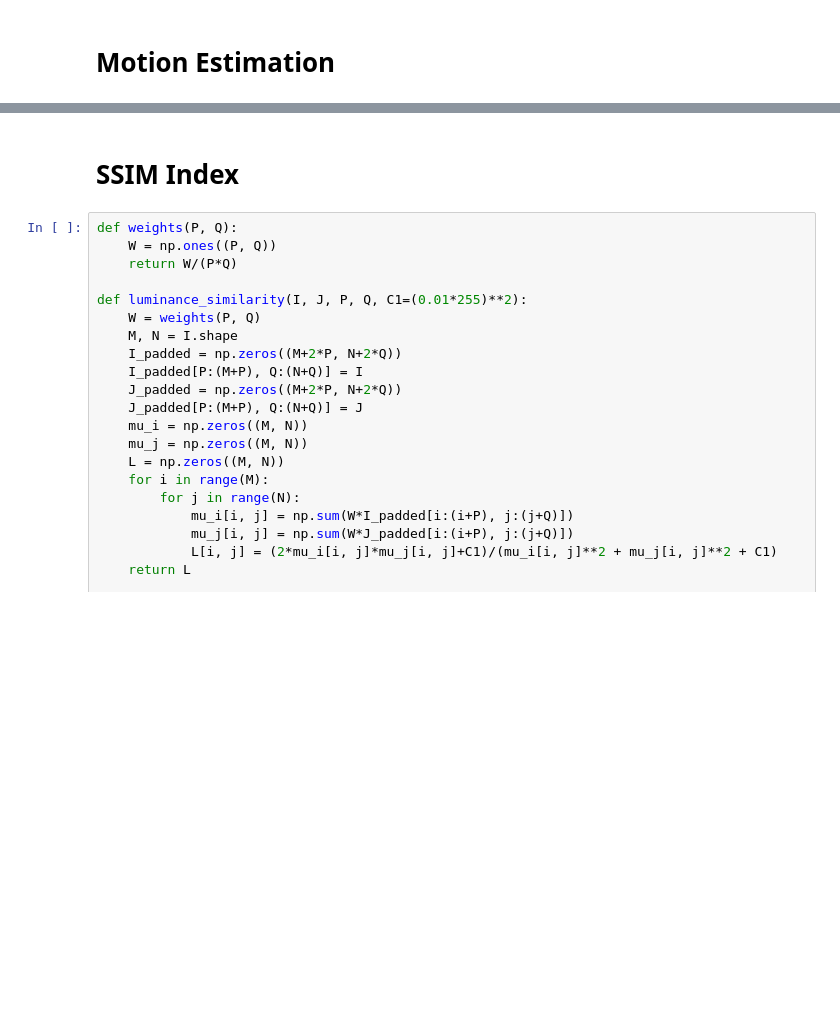
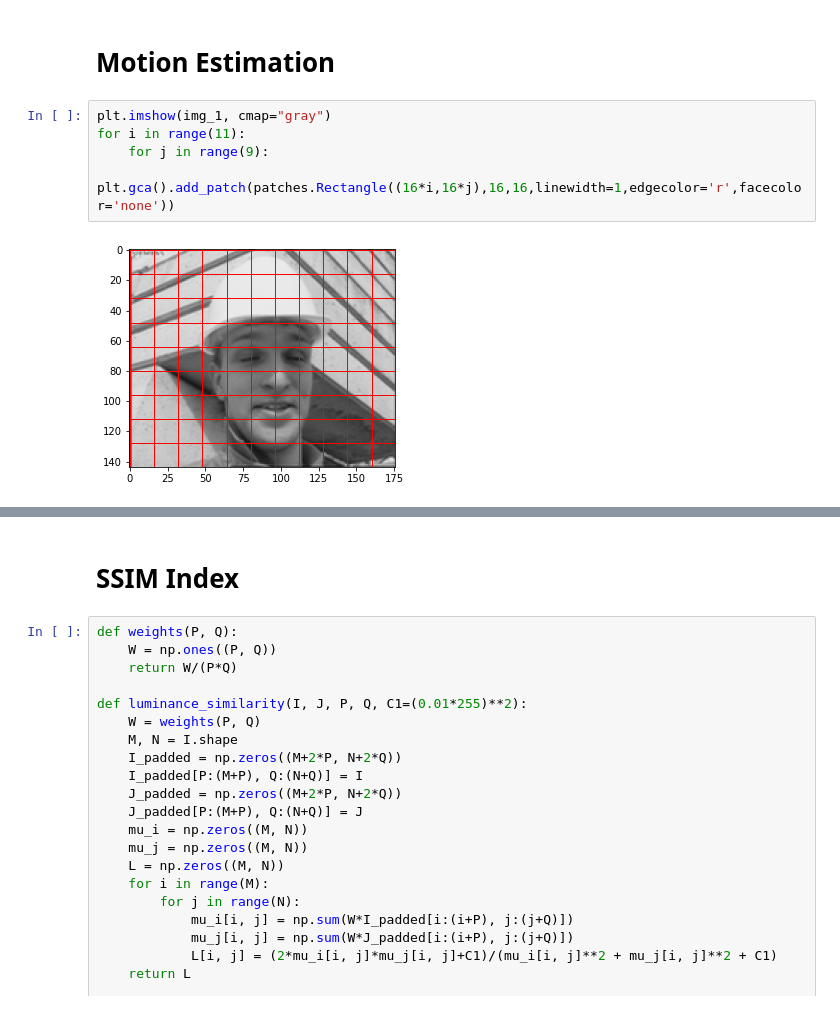
Before and after one commit to TUdayKiranReddy/IVP, a Jupyter notebook: Assignments/Assignment 6/EE19BTECH11038-HW6.ipynb, the cells around one changed output, grey strips where cells are left out. Saved outputs shown, nothing was run; the diff lists cells and outputs as text; blank space fills up the shorter version.

```diff
--- a/Assignments/Assignment 6/EE19BTECH11038-HW6.ipynb
+++ b/Assignments/Assignment 6/EE19BTECH11038-HW6.ipynb
@@ -116,2 +61,9 @@ def gaussian_filter(sigma, N):
 # %% [markdown]
 # Motion Estimation
+# %%
+plt.imshow(img_1, cmap="gray")
+for i in range(11):
+    for j in range(9):
+        plt.gca().add_patch(patches.Rectangle((16*i,16*j),16,16,linewidth=1,edgecolor='r',facecolor='none'))
+# %% [output]
+[figure, added]
```
Also changed, not shown: parts of 9 cells of this notebook.
